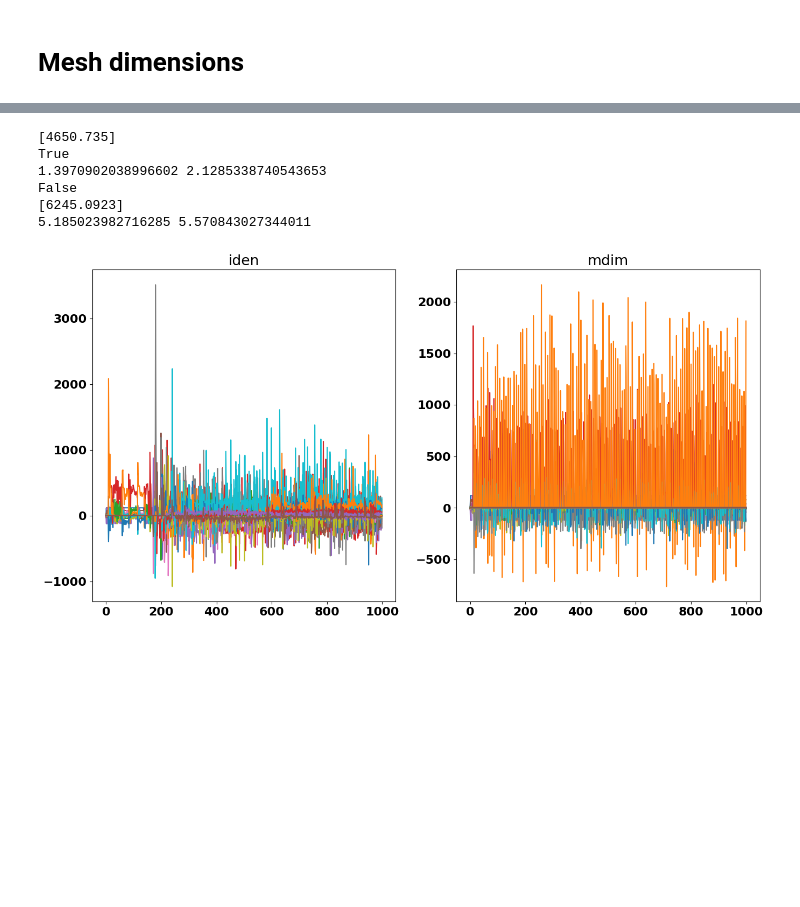
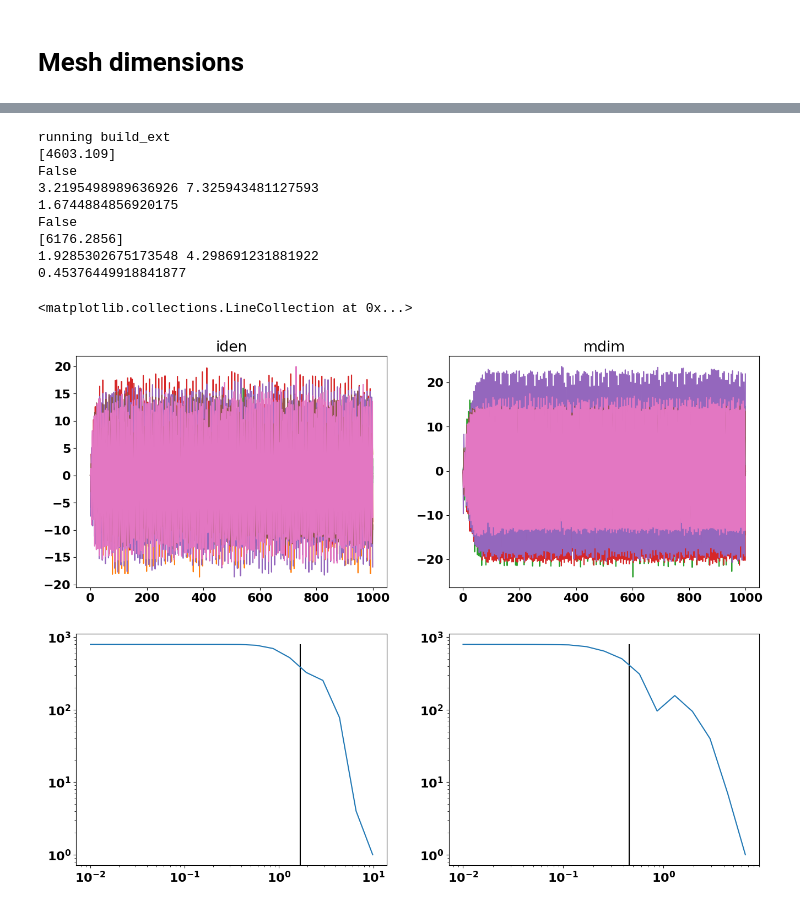
Before and after one commit to sgillen/fractal_rl_scratch, a Jupyter notebook: src/make_plots_and_tables.ipynb, the cells around one changed output, grey strips where cells are left out. Saved outputs shown, nothing was run; the diff lists cells and outputs as text; code cells hidden in the pictures; blank space fills up the shorter version.

```diff
--- a/src/make_plots_and_tables.ipynb
+++ b/src/make_plots_and_tables.ipynb
@@ -109,11 +118,13 @@ font = {'family' : 'normal',
 
 matplotlib.rc('font', **font)
 
-save_dir = "./data_hm0/"
+save_dir = "./data17_repl2/"
+env_names = ['HalfCheetah-v2']#, 'Hopper-v2', 'Walker2d-v2']#, 'Ant-v2','Humanoid-v2']
 
-#env_names = ['HalfCheetah-v2', 'Hopper-v2', 'Walker2d-v2']#, 'Ant-v2','Humanoid-v2']
-env_names = ['Humanoid-v2']
+#env_names = ['Humanoid-v2']
 
+#save_dir = "./data_a1f2/"
+#env_names = ["A1GymEnv-v1"]
 
 
 for env_name in env_names:
@@ -237,7 +248,7 @@ for env_name in env_names:
     print("cmesh dimension")
     for fn in post_fns:
         mean = cdims.mean(dim=('seed', 'run')).loc[fn.__name__].item()
-        std = cdims.std(dim=('seed', 'run')).loc[fn.__name__].item()
+        std = cdims.std(dim=('seed', 'run')).loc[fn.__name__].idimensionstem()
         print(f"{fn.__name__} mean: {mean}, std: {std}")
 
     print()
@@ -324,47 +334,66 @@ for env_name, init_name in zip(env_names, init_names):
 # %%
 seed = 5
 
-model = model_dict['mdim_div'][seed]
+model = model_dict['target_d_div'][seed]
 init_model = init_model_dict['identity'][seed]
 
-plt.figure(figsize=(16,8))
+plt.figure(figsize=(16,12))
+
+env = gym.make(env_name)
 
 
 
 o,a,r,d = do_rollout_noise(env, init_model, act_std=0, obs_std=0, num_steps=1000)
 print(sum(r))
 print(any(d[:-1]))
-plt.subplot(121)
+plt.subplot(221)
 plt.title("iden")
 plt.plot(o);
 
 target = o[200:]
 target = (target - init_model.state_mean)/(init_model.state_std)
 #target = (target - target.mean(dim=0))/target.std(dim=0)
 
-mdim, cdim , _, _ = mesh_dim(target, init_d=1e-6)
+mdim, cdim , m, b = mesh_dim(target, init_d=1e-2)
 print(mdim, cdim)
+
+target_d  = mesh_find_target_d(target)
+print(target_d)
+plt.subplot(223)
+plt.loglog(b,m);
+plt.vlines(target_d,0,target.shape[0])
 
 o,a,r,d = do_rollout_noise(env, model, act_std=0, obs_std=0, num_steps=1000)
 print(any(d[:-1]))
 print(sum(r))
 
-plt.subplot(122)
+plt.subplot(222)
 plt.plot(o);
 plt.title("mdim")
 
 target = o[200:]
 target = (target - model.state_mean)/(model.state_std)
 #target = (target - target.mean(dim=0))/target.std(dim=0)
 
-mdim, cdim , _, done_list = mesh_dim(target, init_d=1e-6)
+mdim, cdim , m, b = mesh_dim(target, init_d=1e-2)
 print(mdim, cdim)
+
+
+target_d  = mesh_find_target_d(target)
+print(target_d)
+plt.subplot(224)
+plt.loglog(b,m);
+plt.vlines(target_d,0,target.shape[0])
 # %% [output]
-[4650.735]
-True
-1.3970902038996602 2.1285338740543653
+running build_ext
+[4603.109]
 False
-[6245.0923]
-5.185023982716285 5.570843027344011
+3.2195498989636926 7.325943481127593
+1.6744884856920175
+False
+[6176.2856]
+1.9285302675173548 4.298691231881922
+0.45376449918841877
+<matplotlib.collections.LineCollection at 0x...>
-[figure, old version]
+[figure, new version]
 # %%
```
Also changed, not shown: parts of 13 cells of this notebook, 6 other files.
